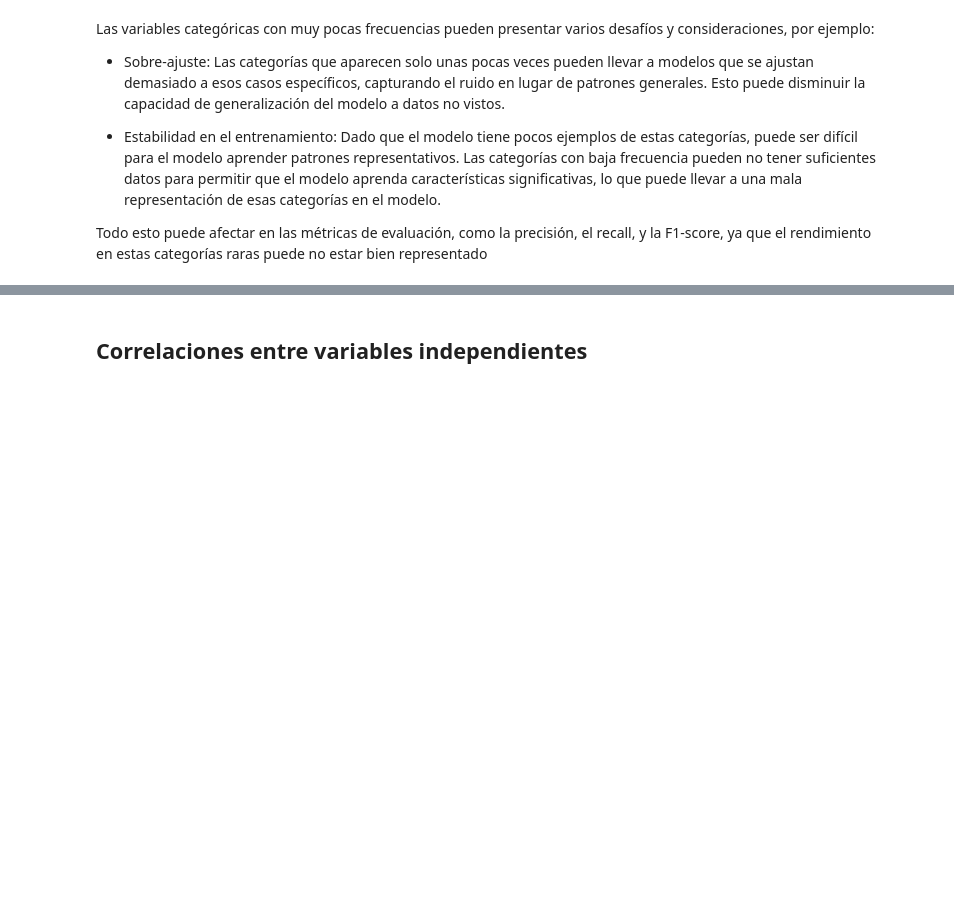
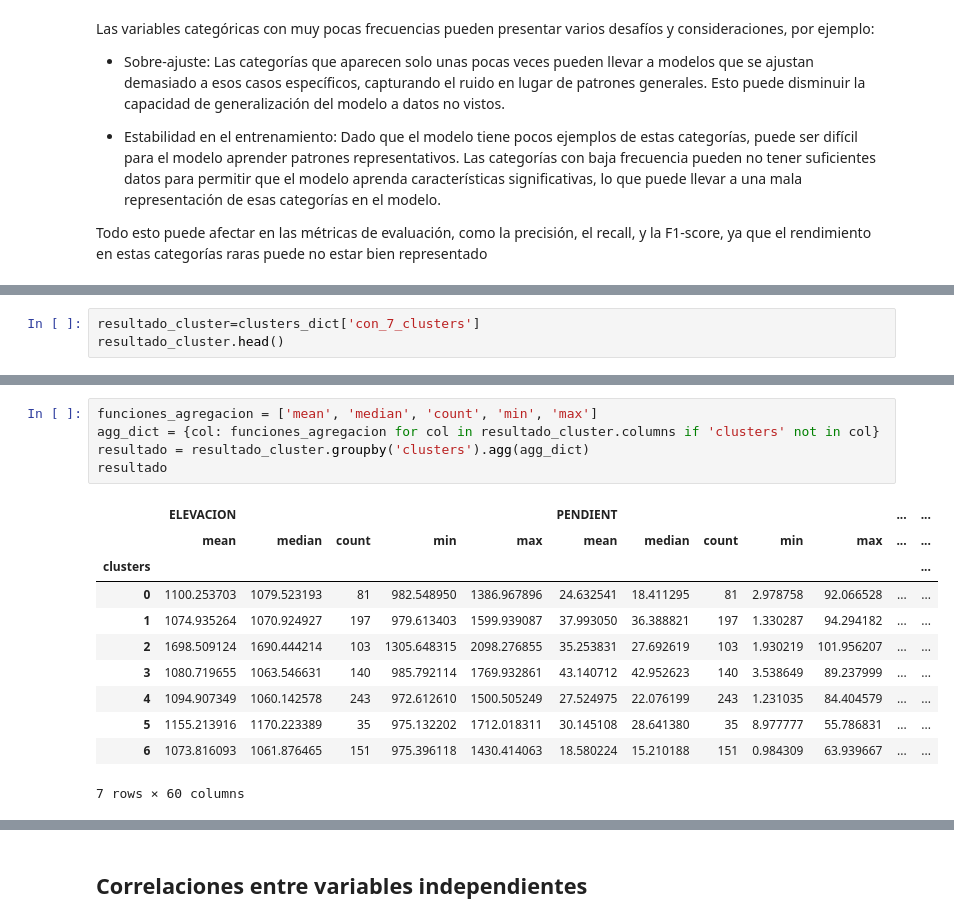
Before and after one commit to SimonLopezR/estimacion_riesgo_deslizamiento, a Jupyter notebook: docs/_build/jupyter_execute/eda.ipynb, the cells around one changed output, grey strips where cells are left out. Cells and saved outputs as stored; diff of their text form; blank space fills up the shorter version.

```diff
--- a/docs/_build/jupyter_execute/eda.ipynb
+++ b/docs/_build/jupyter_execute/eda.ipynb
@@ -182,0 +262,3 @@ Todo esto puede afectar en las métricas de evaluación, como la precisión, el
+# %%
+resultado_cluster=clusters_dict['con_7_clusters']
+resultado_cluster.head()
@@ -182,0 +272,17 @@ Todo esto puede afectar en las métricas de evaluación, como la precisión, el
+# %%
+funciones_agregacion = ['mean', 'median', 'count', 'min', 'max']
+agg_dict = {col: funciones_agregacion for col in resultado_cluster.columns if 'clusters' not in col}
+resultado = resultado_cluster.groupby('clusters').agg(agg_dict)
+resultado
+# %% [output]
+|  | ELEVACION |  |  |  |  | PENDIENT |  |  |  |  | ... | ... |
+|  | mean | median | count | min | max | mean | median | count | min | max | ... | ... |
+| clusters |  |  |  |  |  |  |  |  |  |  |  | ... |
+| 0 | 1100.253703 | 1079.523193 | 81 | 982.548950 | 1386.967896 | 24.632541 | 18.411295 | 81 | 2.978758 | 92.066528 | ... | ... |
+| 1 | 1074.935264 | 1070.924927 | 197 | 979.613403 | 1599.939087 | 37.993050 | 36.388821 | 197 | 1.330287 | 94.294182 | ... | ... |
+| 2 | 1698.509124 | 1690.444214 | 103 | 1305.648315 | 2098.276855 | 35.253831 | 27.692619 | 103 | 1.930219 | 101.956207 | ... | ... |
+| 3 | 1080.719655 | 1063.546631 | 140 | 985.792114 | 1769.932861 | 43.140712 | 42.952623 | 140 | 3.538649 | 89.237999 | ... | ... |
+| 4 | 1094.907349 | 1060.142578 | 243 | 972.612610 | 1500.505249 | 27.524975 | 22.076199 | 243 | 1.231035 | 84.404579 | ... | ... |
+| 5 | 1155.213916 | 1170.223389 | 35 | 975.132202 | 1712.018311 | 30.145108 | 28.641380 | 35 | 8.977777 | 55.786831 | ... | ... |
+| 6 | 1073.816093 | 1061.876465 | 151 | 975.396118 | 1430.414063 | 18.580224 | 15.210188 | 151 | 0.984309 | 63.939667 | ... | ... |
+7 rows × 60 columns
```
Also changed, not shown: parts of 19 cells of this notebook, 22 other files.
